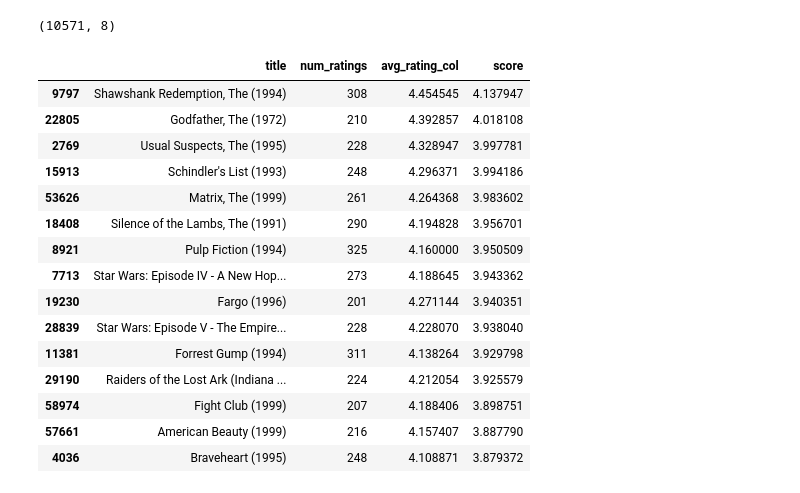
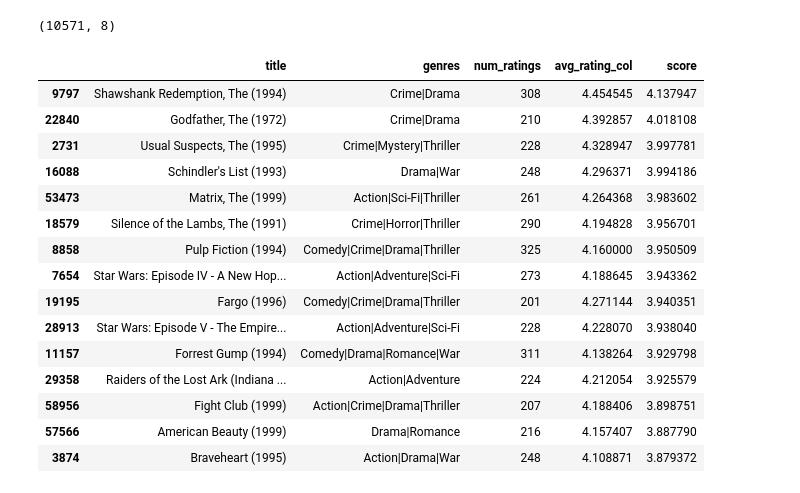
Before and after one commit to ethomps33/Final_Project, a Jupyter notebook: Resources/Movie Ratings.ipynb, the cells around one changed output. Saved outputs shown, nothing was run; the diff lists cells and outputs as text; code cells hidden in the pictures.

```diff
--- a/Resources/Movie Ratings.ipynb
+++ b/Resources/Movie Ratings.ipynb
@@ -124,22 +125,22 @@ filtered_movies['score'] = filtered_movies.apply(weighted_rating, axis=1)
 # %%
 filtered_movies = filtered_movies.sort_values('score', ascending=False)
 
 #Print the top 15 movies
-filtered_movies[['title', 'num_ratings', 'avg_rating_col', 'score']].drop_duplicates(subset='title', keep='first', inplace=False).head(15)
+filtered_movies[['title','genres', 'num_ratings', 'avg_rating_col', 'score']].drop_duplicates(subset='title', keep='first', inplace=False).head(15)
 # %% [output]
-|  | title | num_ratings | avg_rating_col | score |
-| 9797 | Shawshank Redemption, The (1994) | 308 | 4.454545 | 4.137947 |
-| 22805 | Godfather, The (1972) | 210 | 4.392857 | 4.018108 |
-| 2769 | Usual Suspects, The (1995) | 228 | 4.328947 | 3.997781 |
-| 15913 | Schindler's List (1993) | 248 | 4.296371 | 3.994186 |
-| 53626 | Matrix, The (1999) | 261 | 4.264368 | 3.983602 |
-| 18408 | Silence of the Lambs, The (1991) | 290 | 4.194828 | 3.956701 |
-| 8921 | Pulp Fiction (1994) | 325 | 4.160000 | 3.950509 |
-| 7713 | Star Wars: Episode IV - A New Hop... | 273 | 4.188645 | 3.943362 |
-| 19230 | Fargo (1996) | 201 | 4.271144 | 3.940351 |
-| 28839 | Star Wars: Episode V - The Empire... | 228 | 4.228070 | 3.938040 |
-| 11381 | Forrest Gump (1994) | 311 | 4.138264 | 3.929798 |
-| 29190 | Raiders of the Lost Ark (Indiana ... | 224 | 4.212054 | 3.925579 |
-| 58974 | Fight Club (1999) | 207 | 4.188406 | 3.898751 |
-| 57661 | American Beauty (1999) | 216 | 4.157407 | 3.887790 |
-| 4036 | Braveheart (1995) | 248 | 4.108871 | 3.879372 |
+|  | title | genres | num_ratings | avg_rating_col | score |
+| 9797 | Shawshank Redemption, The (1994) | Crime|Drama | 308 | 4.454545 | 4.137947 |
+| 22840 | Godfather, The (1972) | Crime|Drama | 210 | 4.392857 | 4.018108 |
+| 2731 | Usual Suspects, The (1995) | Crime|Mystery|Thriller | 228 | 4.328947 | 3.997781 |
+| 16088 | Schindler's List (1993) | Drama|War | 248 | 4.296371 | 3.994186 |
+| 53473 | Matrix, The (1999) | Action|Sci-Fi|Thriller | 261 | 4.264368 | 3.983602 |
+| 18579 | Silence of the Lambs, The (1991) | Crime|Horror|Thriller | 290 | 4.194828 | 3.956701 |
+| 8858 | Pulp Fiction (1994) | Comedy|Crime|Drama|Thriller | 325 | 4.160000 | 3.950509 |
+| 7654 | Star Wars: Episode IV - A New Hop... | Action|Adventure|Sci-Fi | 273 | 4.188645 | 3.943362 |
+| 19195 | Fargo (1996) | Comedy|Crime|Drama|Thriller | 201 | 4.271144 | 3.940351 |
+| 28913 | Star Wars: Episode V - The Empire... | Action|Adventure|Sci-Fi | 228 | 4.228070 | 3.938040 |
+| 11157 | Forrest Gump (1994) | Comedy|Drama|Romance|War | 311 | 4.138264 | 3.929798 |
+| 29358 | Raiders of the Lost Ark (Indiana ... | Action|Adventure | 224 | 4.212054 | 3.925579 |
+| 58956 | Fight Club (1999) | Action|Crime|Drama|Thriller | 207 | 4.188406 | 3.898751 |
+| 57566 | American Beauty (1999) | Drama|Romance | 216 | 4.157407 | 3.887790 |
+| 3874 | Braveheart (1995) | Action|Drama|War | 248 | 4.108871 | 3.879372 |
```
Also changed, not shown: parts of 4 cells of this notebook, 2 other files.
